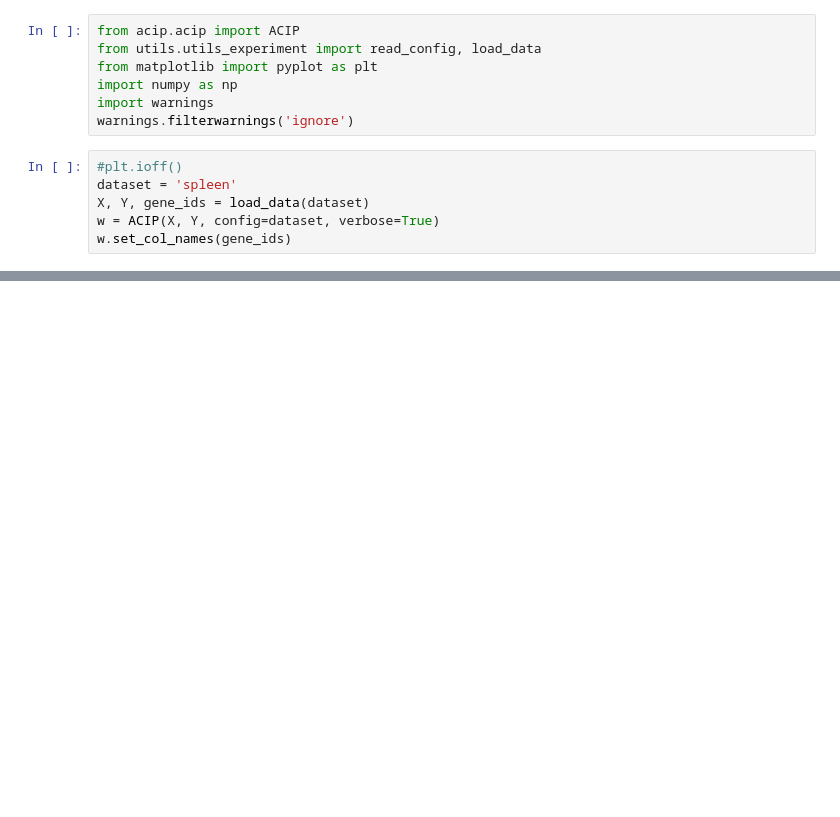
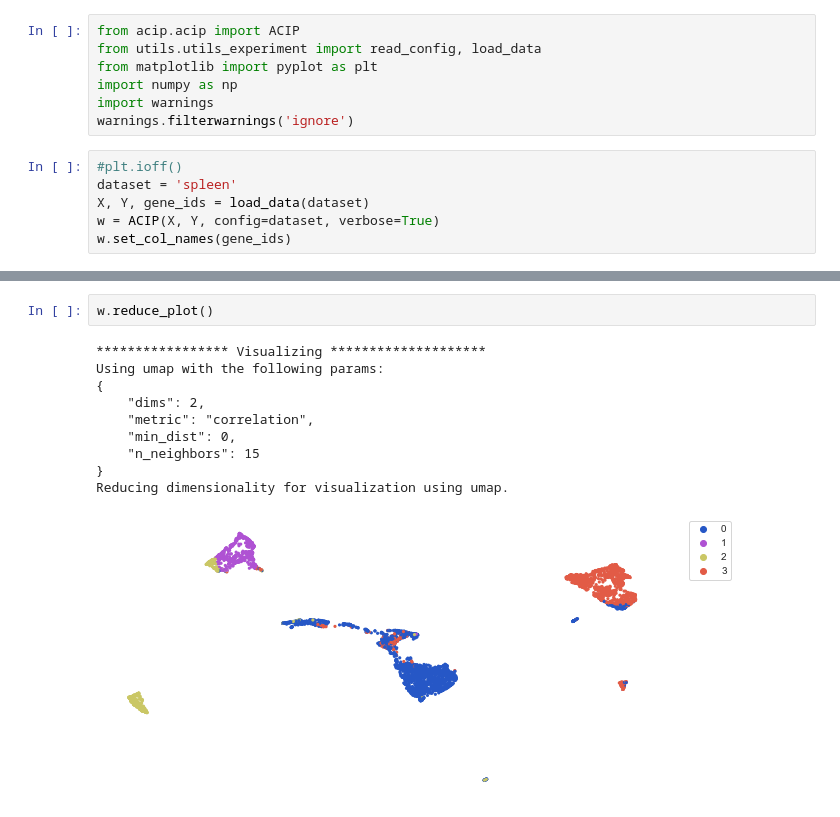
Before and after one commit to ferrocactus/cellar, a Jupyter notebook: notebooks/main.ipynb, the cells around one changed output, grey strips where cells are left out. Saved outputs shown, nothing was run; the diff lists cells and outputs as text; blank space fills up the shorter version.

```diff
--- a/notebooks/main.ipynb
+++ b/notebooks/main.ipynb
@@ -37,0 +42,13 @@ Reducing dimensionality for visualization using umap.
+# %%
+w.reduce_plot()
+# %% [output]
+***************** Visualizing ********************
+Using umap with the following params:
+{
+    "dims": 2,
+    "metric": "correlation",
+    "min_dist": 0,
+    "n_neighbors": 15
+}
+Reducing dimensionality for visualization using umap.
+[figure, added]
```
Also changed, not shown: parts of 5 cells of this notebook, 3 other files.
